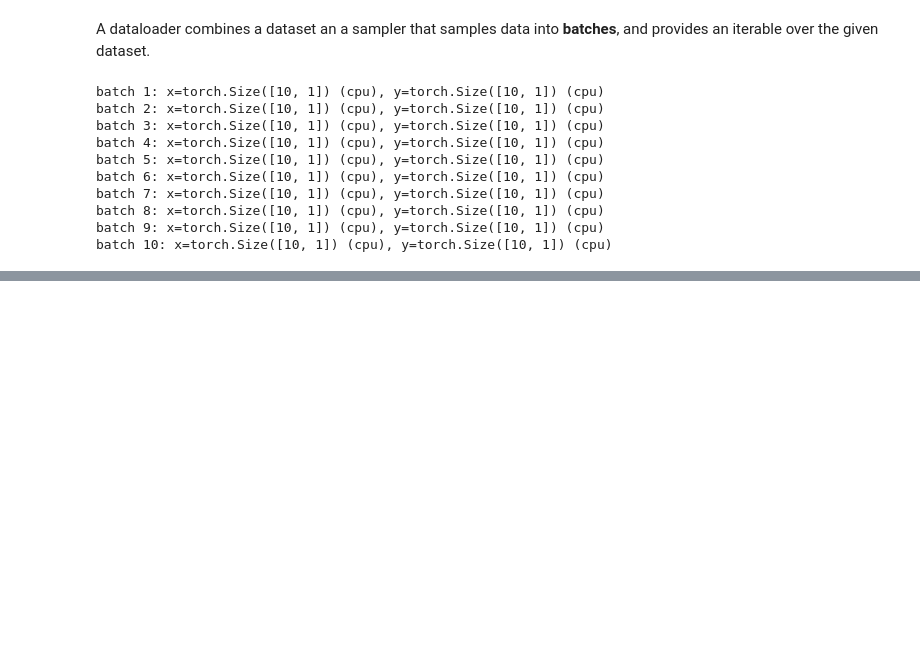
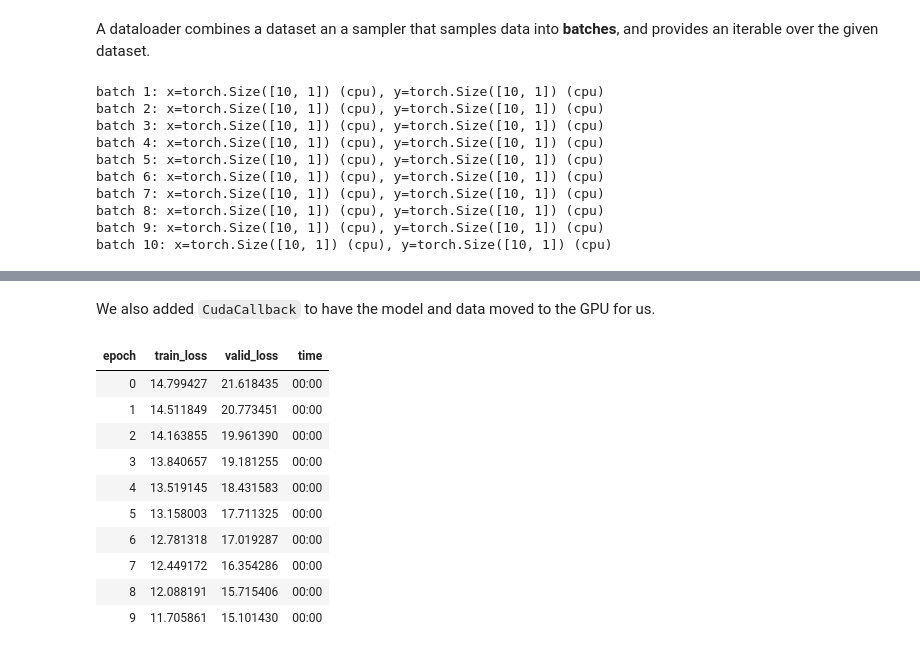
Before and after one commit to stardust-r/walk-with-deep-learning, a Jupyter notebook: 00_build_simple_neural_network_pytorch.ipynb, the cells around one changed output, grey strips where cells are left out. Saved outputs shown, nothing was run; the diff lists cells and outputs as text; code cells hidden in the pictures; blank space fills up the shorter version.

```diff
--- a/00_build_simple_neural_network_pytorch.ipynb
+++ b/00_build_simple_neural_network_pytorch.ipynb
@@ -76,7 +86,8 @@ batch 10: x=torch.Size([10, 1]) (cpu), y=torch.Size([10, 1]) (cpu)
 #export
 class LinRegModel(nn.Module):
     def __init__(self):
+        super().__init__()
         self.a = nn.Parameter(torch.randn(1))
         self.b = nn.Parameter(torch.randn(1))
-    def forward(self, x):
-        return x*self.a + self.b
+
+    def forward(self, x): return self.a*x + self.b
@@ -82,0 +244,21 @@ class LinRegModel(nn.Module):
+# %%
+dls = DataLoaders(train_dl, valid_dl)
+# %%
+learn = Learner(dls, model=LinRegModel(), loss_func=nn.MSELoss(), opt_func=SGD,
+                cbs=CudaCallback)
+# %% [markdown]
+We also added `CudaCallback` to have the model and data moved to the GPU for us.
+# %%
+learn.fit(10)
+# %% [output]
+| epoch | train_loss | valid_loss | time |
+| 0 | 14.799427 | 21.618435 | 00:00 |
+| 1 | 14.511849 | 20.773451 | 00:00 |
+| 2 | 14.163855 | 19.961390 | 00:00 |
+| 3 | 13.840657 | 19.181255 | 00:00 |
+| 4 | 13.519145 | 18.431583 | 00:00 |
+| 5 | 13.158003 | 17.711325 | 00:00 |
+| 6 | 12.781318 | 17.019287 | 00:00 |
+| 7 | 12.449172 | 16.354286 | 00:00 |
+| 8 | 12.088191 | 15.715406 | 00:00 |
+| 9 | 11.705861 | 15.101430 | 00:00 |
```
Also changed, not shown: parts of 48 cells of this notebook.
